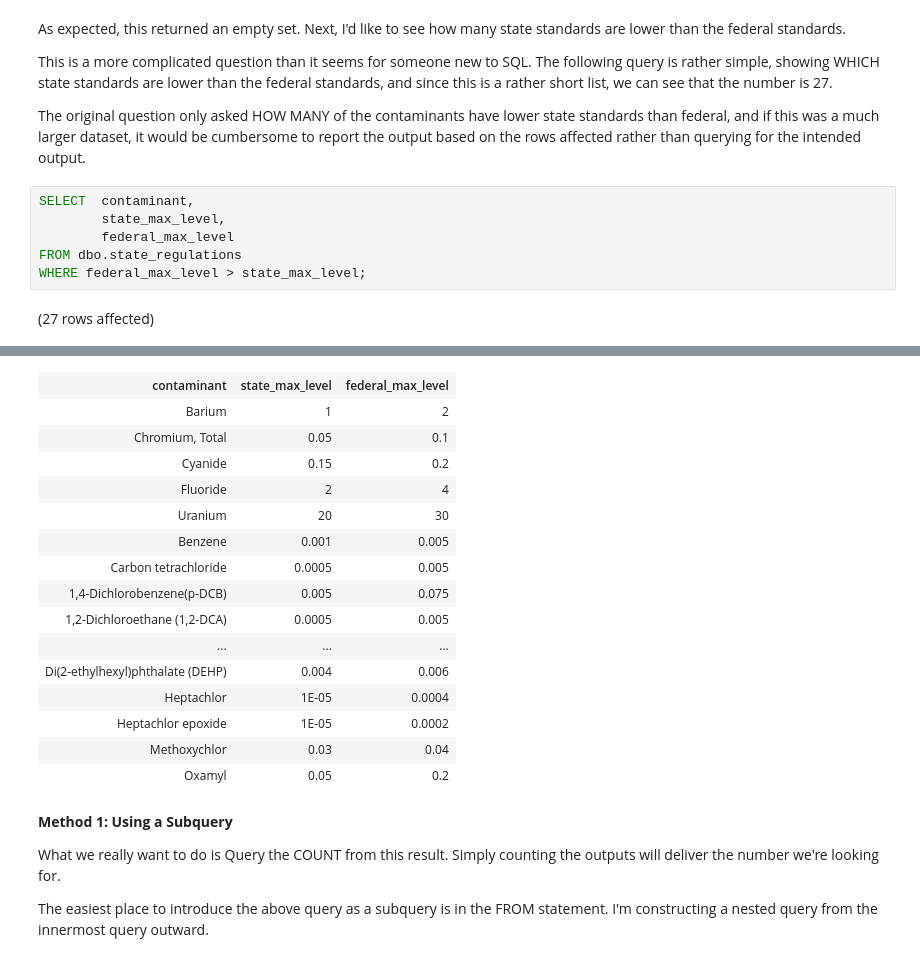
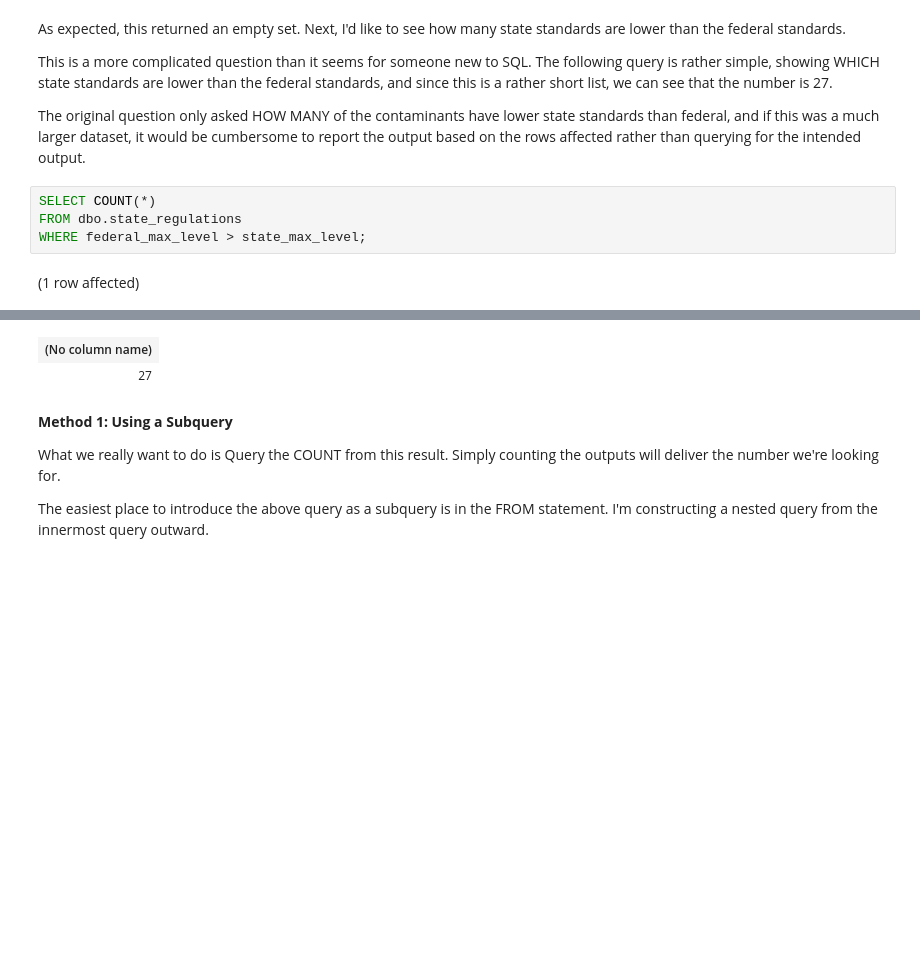
Before and after one commit to FreshOats/Water_Quality, a Jupyter notebook: WITH_CTE_instructions.ipynb, the cells around one changed output, grey strips where cells are left out. Saved outputs shown, nothing was run; the diff lists cells and outputs as text; blank space fills up the shorter version.

```diff
--- a/WITH_CTE_instructions.ipynb
+++ b/WITH_CTE_instructions.ipynb
@@ -19,10 +46,8 @@ This is a more complicated question than it seems for someone new to SQL. The fo
 
 The original question only asked HOW MANY of the contaminants have lower state standards than federal, and if this was a much larger dataset, it would be cumbersome to report the output based on the rows affected rather than querying for the intended output.
 # %%
-SELECT  contaminant,
-        state_max_level,
-        federal_max_level
+SELECT COUNT(*)
 FROM dbo.state_regulations
 WHERE federal_max_level > state_max_level;
 # %% [output]
-(27 rows affected)
+(1 row affected)
@@ -30,19 +55,5 @@ Total execution time: 00:00:00.013
-| contaminant | state_max_level | federal_max_level |
-| Barium | 1 | 2 |
-| Chromium, Total | 0.05 | 0.1 |
-| Cyanide | 0.15 | 0.2 |
-| Fluoride | 2 | 4 |
-| Uranium | 20 | 30 |
-| Benzene | 0.001 | 0.005 |
-| Carbon tetrachloride | 0.0005 | 0.005 |
-| 1,4-Dichlorobenzene(p-DCB) | 0.005 | 0.075 |
-| 1,2-Dichloroethane (1,2-DCA) | 0.0005 | 0.005 |
-| ... | ... | ... |
-| Di(2-ethylhexyl)phthalate (DEHP) | 0.004 | 0.006 |
-| Heptachlor | 1E-05 | 0.0004 |
-| Heptachlor epoxide | 1E-05 | 0.0002 |
-| Methoxychlor | 0.03 | 0.04 |
-| Oxamyl | 0.05 | 0.2 |
+| (No column name) |
+| 27 |
 # %% [markdown]
 **Method 1: Using a Subquery**
 
```
Also changed, not shown: parts of 25 cells of this notebook, 5 other files.
